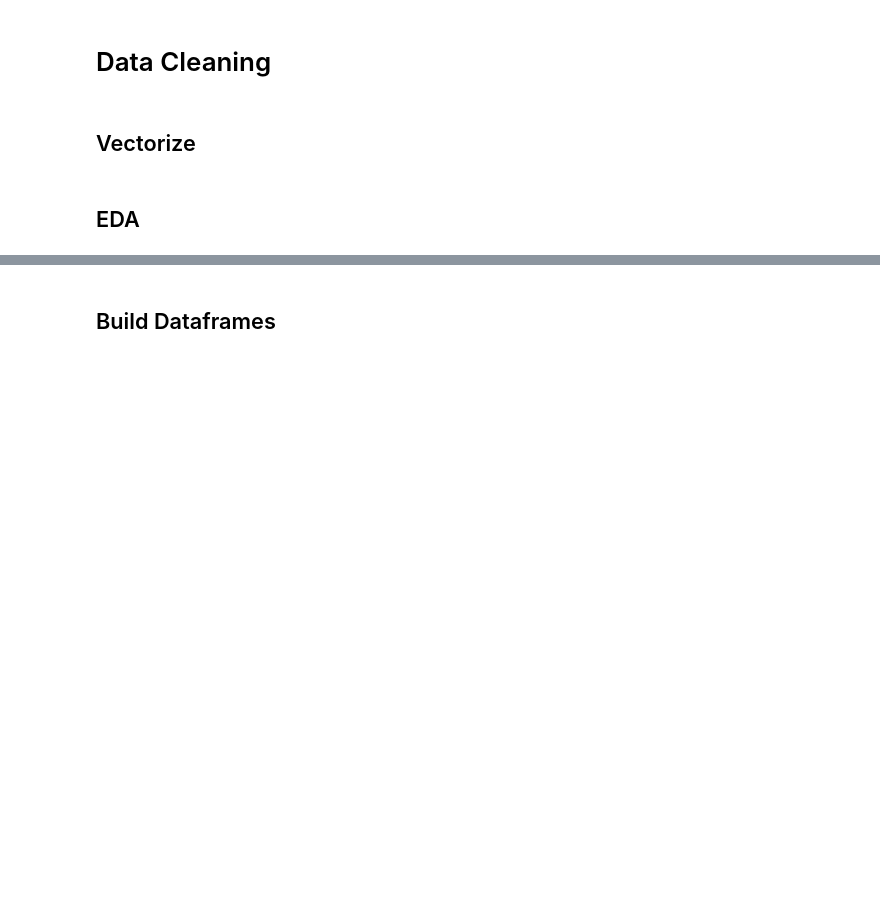
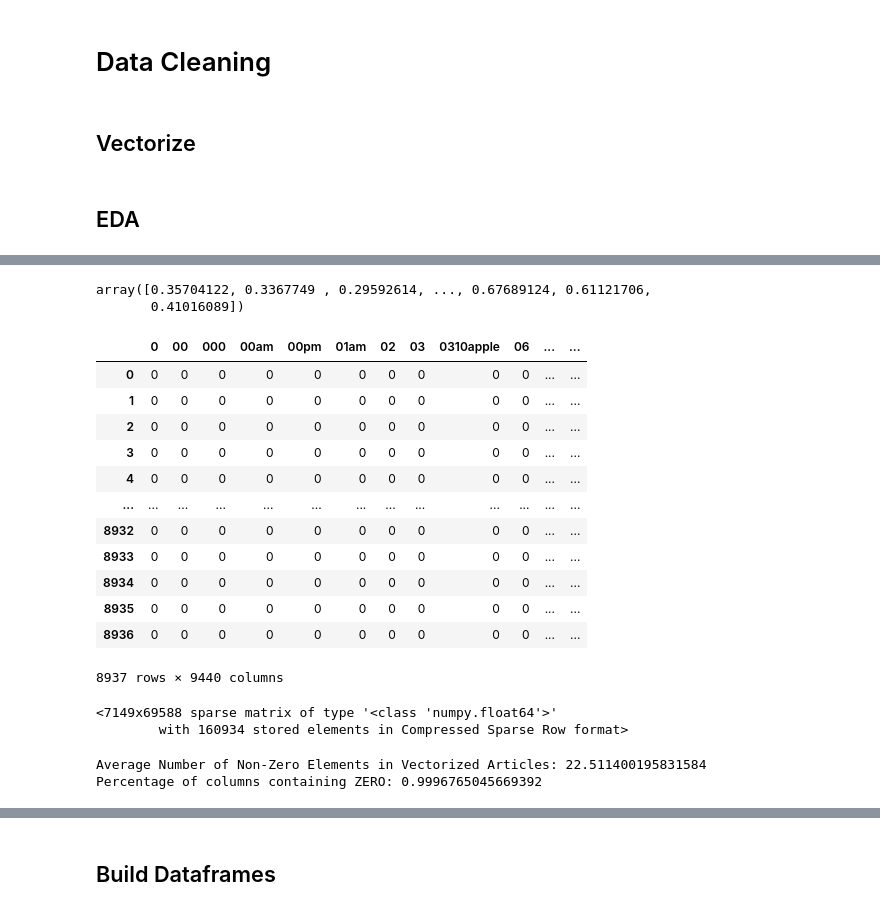
Before and after one commit to dsmoove/nlp-project, a Jupyter notebook: david.ipynb, the cells around one changed output, grey strips where cells are left out. Drawn from its saved outputs; the diff is of its cells as text; code cells hidden in the pictures; blank space fills up the shorter version.

```diff
--- a/david.ipynb
+++ b/david.ipynb
@@ -80,7 +78,12 @@ text_cleaning_re = "@\S+|https?:\S+|http?:\S|[^A-Za-z0-9]+"
 stop_words = stopwords.words('english')
 stop_words += list(string.punctuation)
 stop_words += ["''", '""', '...', '``', '’', '“', '’', '”', '‘', '‘', '©']
+new_words=('sxsw','SXSW', 'mention','link','ipad','apple','quot','google','rt','quote')
+for i in new_words:
+    stop_words.append(i)
+
 sw_set = set(stop_words)
+stop_list = stop_words
 # %%
 def process_article(article):
     article = re.sub(text_cleaning_re, ' ', str(article).lower()).strip()
@@ -140,8 +168,11 @@ df_text_counts
 # %%
 from sklearn.feature_extraction.text import TfidfVectorizer
-tf=TfidfVectorizer(stop_words = stopwords,tokenizer = token.tokenize)
-text_tf= tf.fit_transform(df['tweet'])
+tf=TfidfVectorizer(stop_words = stop_list,tokenizer = token.tokenize)
+text_tf= tf.fit_transform(df['tweet_text'].values.astype('U'))
 text_tf.data
+# %% [output]
+array([0.35704122, 0.3367749 , 0.29592614, ..., 0.67689124, 0.61121706,
+       0.41016089])
 # %%
 def fn_tdm_df(docs, xColNames = None, **kwargs):
     ''' create a term document matrix as pandas DataFrame
@@ -149,7 +180,7 @@ def fn_tdm_df(docs, xColNames = None, **kwargs):
     if xColNames is given the dataframe gets columns Names'''
 
     #initialize the  vectorizer
-    vectorizer = CountVectorizer(**kwargs,stop_words = stopwords,tokenizer = token.tokenize)
+    vectorizer = CountVectorizer(**kwargs,stop_words = stop_list,tokenizer = token.tokenize)
     x1 = vectorizer.fit_transform(docs)
     #create dataFrame
     df = pd.DataFrame(x1.toarray().transpose(), index = vectorizer.get_feature_names())
@@ -159,22 +190,42 @@ def fn_tdm_df(docs, xColNames = None, **kwargs):
 
     return df
 # %%
-fn_tdm_df(df['tweet']).T
+fn_tdm_df(df['tweet_text'].values.astype('U')).T
+# %% [output]
+|  | 0 | 00 | 000 | 00am | 00pm | 01am | 02 | 03 | 0310apple | 06 | ... | ... |
+| 0 | 0 | 0 | 0 | 0 | 0 | 0 | 0 | 0 | 0 | 0 | ... | ... |
+| 1 | 0 | 0 | 0 | 0 | 0 | 0 | 0 | 0 | 0 | 0 | ... | ... |
+| 2 | 0 | 0 | 0 | 0 | 0 | 0 | 0 | 0 | 0 | 0 | ... | ... |
+| 3 | 0 | 0 | 0 | 0 | 0 | 0 | 0 | 0 | 0 | 0 | ... | ... |
+| 4 | 0 | 0 | 0 | 0 | 0 | 0 | 0 | 0 | 0 | 0 | ... | ... |
+| ... | ... | ... | ... | ... | ... | ... | ... | ... | ... | ... | ... | ... |
+| 8932 | 0 | 0 | 0 | 0 | 0 | 0 | 0 | 0 | 0 | 0 | ... | ... |
+| 8933 | 0 | 0 | 0 | 0 | 0 | 0 | 0 | 0 | 0 | 0 | ... | ... |
+| 8934 | 0 | 0 | 0 | 0 | 0 | 0 | 0 | 0 | 0 | 0 | ... | ... |
+| 8935 | 0 | 0 | 0 | 0 | 0 | 0 | 0 | 0 | 0 | 0 | ... | ... |
+| 8936 | 0 | 0 | 0 | 0 | 0 | 0 | 0 | 0 | 0 | 0 | ... | ... |
+8937 rows × 9440 columns
 # %%
 # train test split the lemmatized words
 X_train_lem, X_test_lem, y_train_lem, y_test_lem = train_test_split(X_lem, y_lem, test_size=0.20, random_state=1)
-tfidf = TfidfVectorizer(ngram_range=(1,2), stop_words=sw_list)
+tfidf = TfidfVectorizer(ngram_range=(1,3), stop_words=stop_list)
 
 tfidf_data_train_lem = tfidf.fit_transform(X_train_lem)
 tfidf_data_test_lem = tfidf.transform(X_test_lem)
 
 tfidf_data_train_lem
+# %% [output]
+<7149x69588 sparse matrix of type '<class 'numpy.float64'>'
+        with 160934 stored elements in Compressed Sparse Row format>
 # %%
 # get a quick look of the non zero elements
 
-non_zero_cols = tfidf_data_train.nnz / float(tfidf_data_train.shape[0])
+non_zero_cols = tfidf_data_train_lem.nnz / float(tfidf_data_train_lem.shape[0])
 print("Average Number of Non-Zero Elements in Vectorized Articles: {}".format(non_zero_cols))
 
-percent_sparse = 1 - (non_zero_cols / float(tfidf_data_train.shape[1]))
+percent_sparse = 1 - (non_zero_cols / float(tfidf_data_train_lem.shape[1]))
 print('Percentage of columns containing ZERO: {}'.format(percent_sparse))
+# %% [output]
+Average Number of Non-Zero Elements in Vectorized Articles: 22.511400195831584
+Percentage of columns containing ZERO: 0.9996765045669392
 # %%
```
Also changed, not shown: parts of 38 cells of this notebook.
